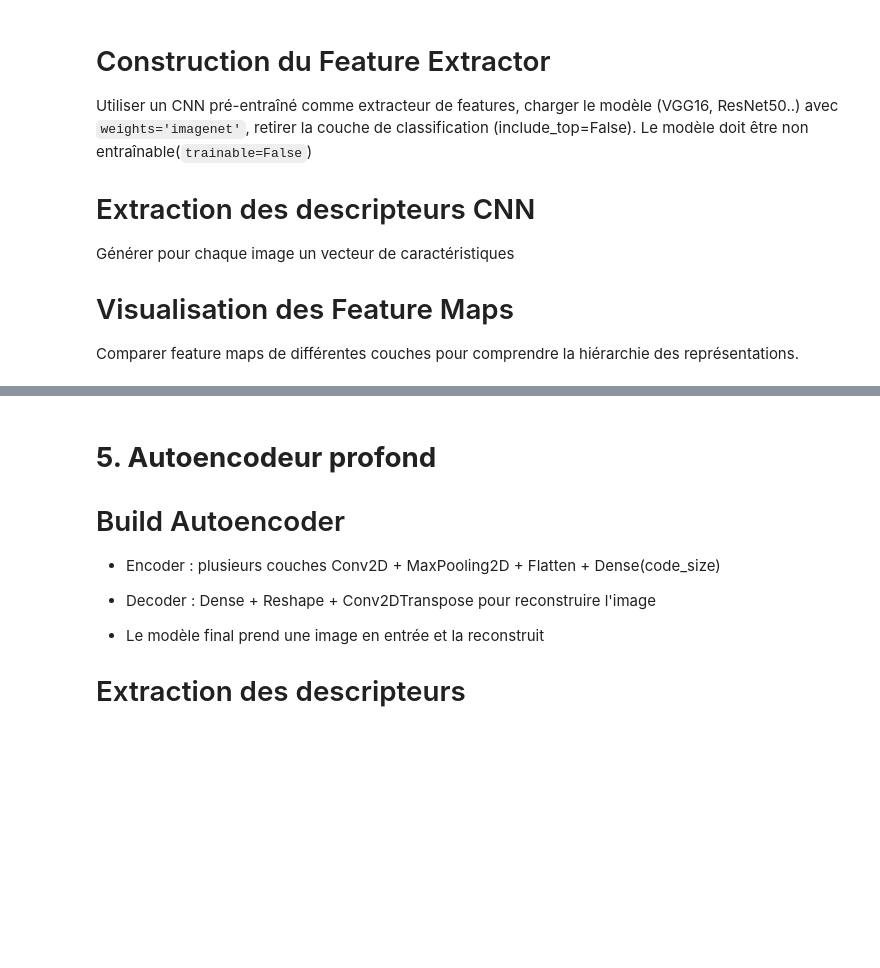
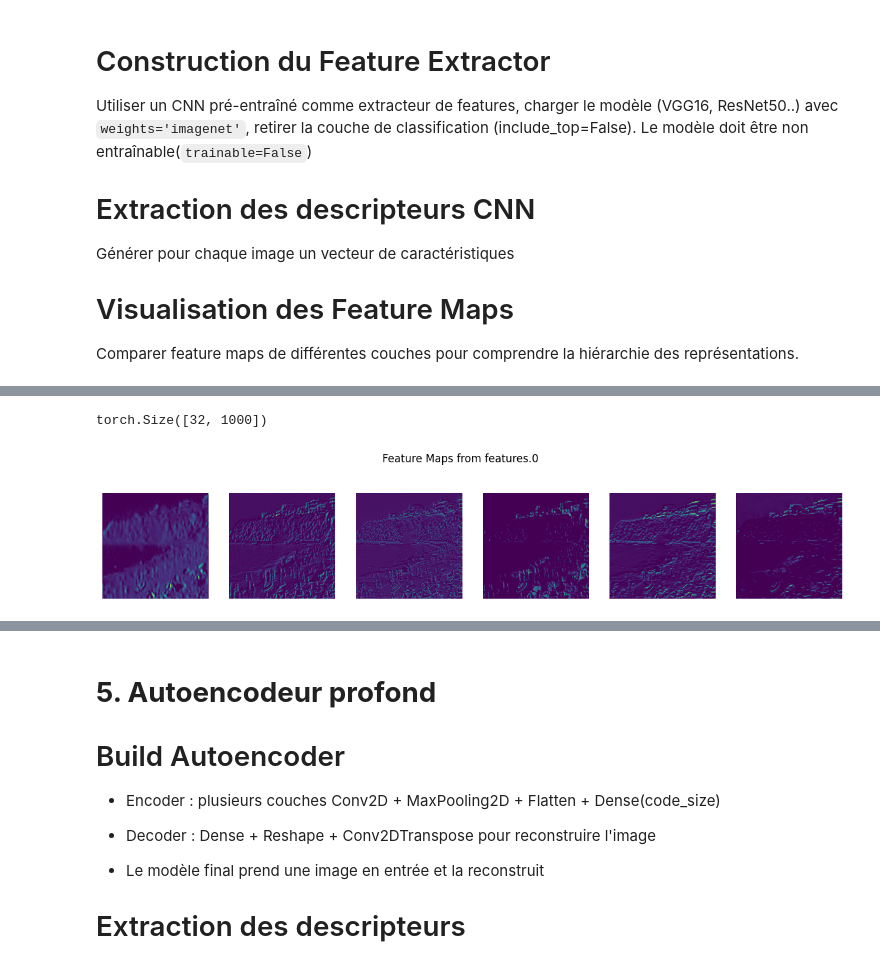
Before and after one commit to shamss778/image-indexing-and-watermarking, a Jupyter notebook: DeepCIBR/DeepCBIR.ipynb, the cells around one changed output, grey strips where cells are left out. Saved outputs shown, nothing was run; the diff lists cells and outputs as text; code cells hidden in the pictures; blank space fills up the shorter version.

```diff
--- a/DeepCIBR/DeepCBIR.ipynb
+++ b/DeepCIBR/DeepCBIR.ipynb
@@ -45,3 +92,13 @@ Générer pour chaque image un vecteur de caractéristiques
 # Visualisation des Feature Maps
 Comparer feature maps de différentes couches pour comprendre la hiérarchie des
 représentations.
+# %%
+feature_extractor = models.vgg16(weights='IMAGENET1K_V1')
+
+# remove fully connected layers
+feature_extractor.classifier = torch.nn.Identity()
+
+feature_extractor.eval()  # Set to evaluation mode
+
+for param in feature_extractor.parameters():
+    param.requires_grad = False
@@ -47,0 +107,38 @@ représentations.
+# %%
+def extract_features(model, images):
+    with torch.no_grad():                      # Turn off gradient computation (faster, less memory)
+        features = model(images)               # Run images through the model
+    return features
+
+# Example extraction for one batch
+for batch_imgs, batch_labels in train_dataloader:
+    batch_features = extract_features(feature_extractor, batch_imgs)
+    print(batch_features.shape)                # Shape: [batch, features]
+    break                                     # Only one batch for demonstration
+# %% [output]
+torch.Size([32, 1000])
+# %%
+def show_feature_maps(model, img_tensor, layer_name='features.0', num_maps=6):
+    # Get the layer output using forward hooks
+    activation = {}
+    def hook_fn(module, input, output):
+        activation['maps'] = output.detach()
+    layer = dict([*model.named_modules()])[layer_name]
+    handle = layer.register_forward_hook(hook_fn)
+    with torch.no_grad():
+        model(img_tensor.unsqueeze(0))         # Add batch dimension
+    handle.remove()
+    maps = activation['maps'][0]               # Remove batch dimension
+    plt.figure(figsize=(15, 3))
+    for i in range(num_maps):
+        plt.subplot(1, num_maps, i+1)
+        plt.imshow(maps[i].cpu(), cmap='viridis')
+        plt.axis('off')
+    plt.suptitle(f'Feature Maps from {layer_name}')
+    plt.show()
+
+# Example visualization for a single image
+sample_img, _ = train_dataset[0]
+show_feature_maps(feature_extractor, sample_img, layer_name='features.0', num_maps=6)
+# %% [output]
+[figure, added]
```
Also changed, not shown: parts of 8 cells of this notebook.
